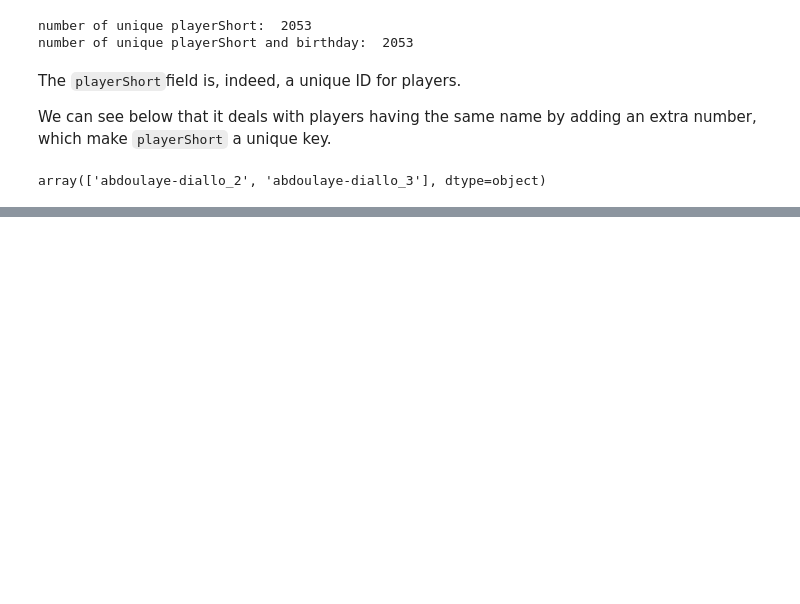
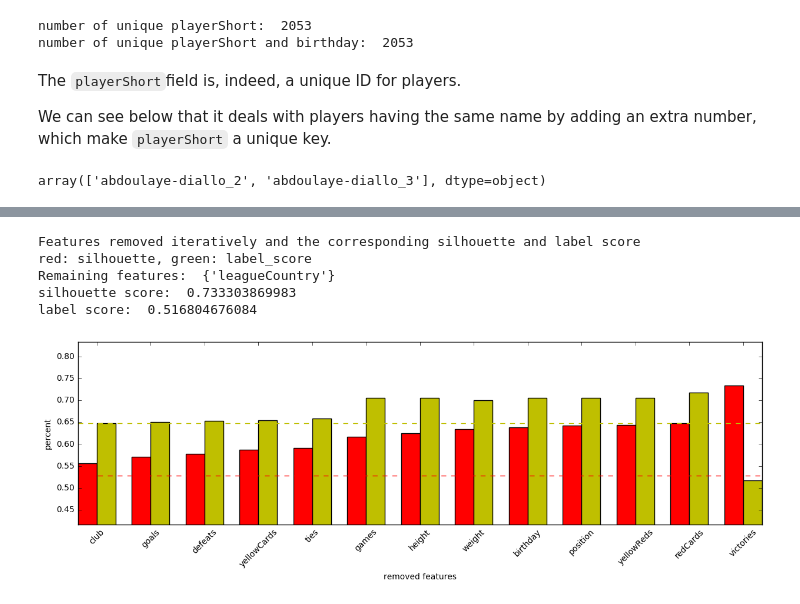
Before and after one commit to jmuth/ADA_homeworks, a Jupyter notebook: 04 - Applied ML/2_Clustering.ipynb, the cells around one changed output, grey strips where cells are left out. Drawn from its saved outputs; the diff is of its cells as text; code cells hidden in the pictures; blank space fills up the shorter version.

```diff
--- a/04 - Applied ML/2_Clustering.ipynb
+++ b/04 - Applied ML/2_Clustering.ipynb
@@ -155,2 +67,0 @@ df_player_to_id.head(5)
-# %%
-X = df_player_to_id.as_matrix()
@@ -361,3 +67,0 @@ Name: rater2, dtype: float64
-# %%
-df['skin_colour'] = df[['rater1', 'rater2']].mean(axis=1)
-df.head()
@@ -776,0 +283,44 @@ Seems that it will be difficul
+# %%
+def optimize(base_sil, base_score, df, optimize_on):
+    removed_columns = []
+    removed_columns_sil = []
+    removed_columns_score = []
+    while True:
+        base_sil, base_score, dic_sil, dic_score = remove_one_feature(df.drop(removed_columns, axis=1))
+
+        if optimize_on == 'silhouette':
+            feature_to_remove = max(dic_sil, key=lambda i: dic_sil[i])
+            is_not_improving = dic_sil[feature_to_remove] <= base_sil
+        else:
+            feature_to_remove = max(dic_score, key=lambda i: dic_score[i])
+            is_not_improving = dic_score[feature_to_remove] <= base_score
+
+        # test if we are improving
+        if is_not_improving:
+            break
+
+        removed_columns.append(feature_to_remove)
+        removed_columns_sil.append(dic_sil[feature_to_remove])
+        removed_columns_score.append(dic_score[feature_to_remove])
+
+        # test if we are dropping the last feature
+        if len(removed_columns) > df.columns.values.size-3:
+            break
+
+    return removed_columns, removed_columns_sil, removed_columns_score
+# %%
+base_sil, base_score = silhouette_kmeans(df_player_to_id)
+col, col_sil, col_score = optimize(base_sil, base_score, df_player_to_id, optimize_on='silhouette')
+print("Features removed iteratively and the corresponding silhouette and label score")
+print("red: silhouette, green: label_score")
+print("Remaining features: ", set(df_player_to_id.columns.values[:-1]) -  set(col))
+print("silhouette score: ", col_sil[-1])
+print("label score: ", col_score[-1])
+fig = helper.plot_array(col, col_sil, col_score, base_sil, base_score, labelx="removed features", labely="percent")
+# %% [output]
+Features removed iteratively and the corresponding silhouette and label score
+red: silhouette, green: label_score
+Remaining features:  {'leagueCountry'}
+silhouette score:  0.733303869983
+label score:  0.516804676084
+[figure, added]
```
Also changed, not shown: parts of 93 cells of this notebook, 1 other file.
